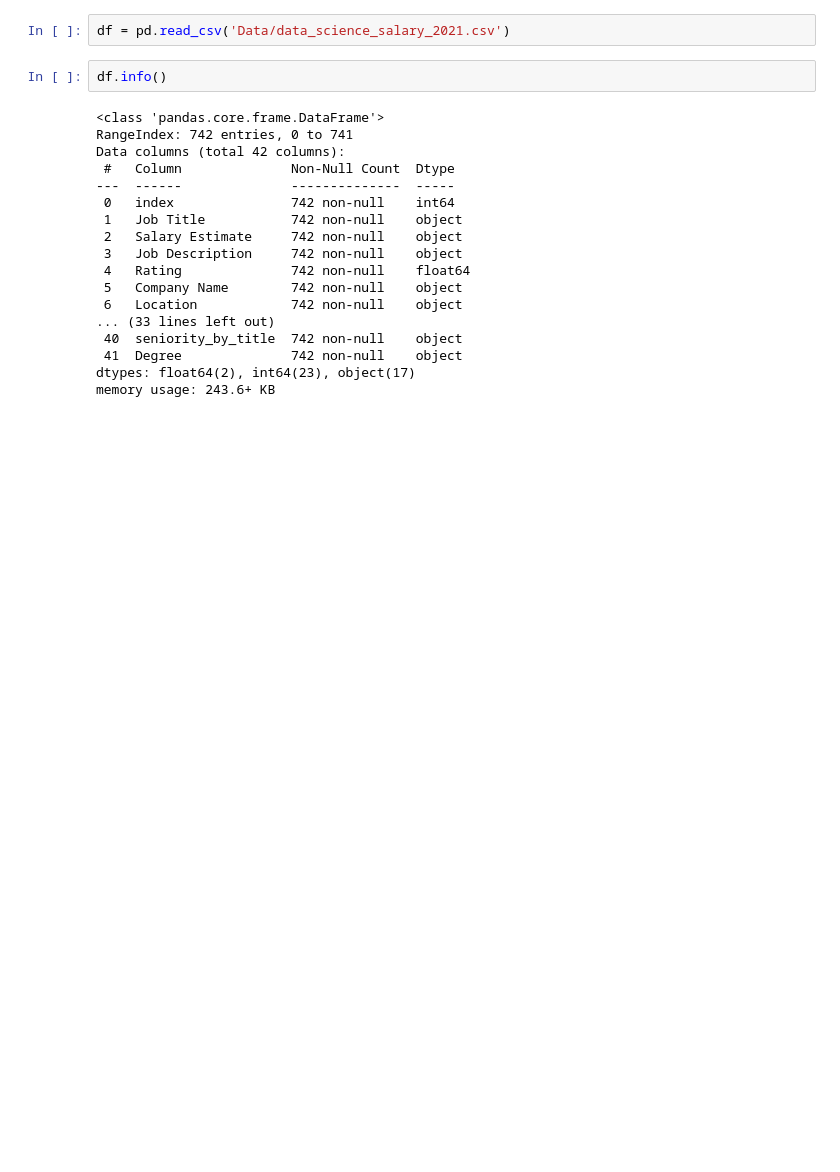
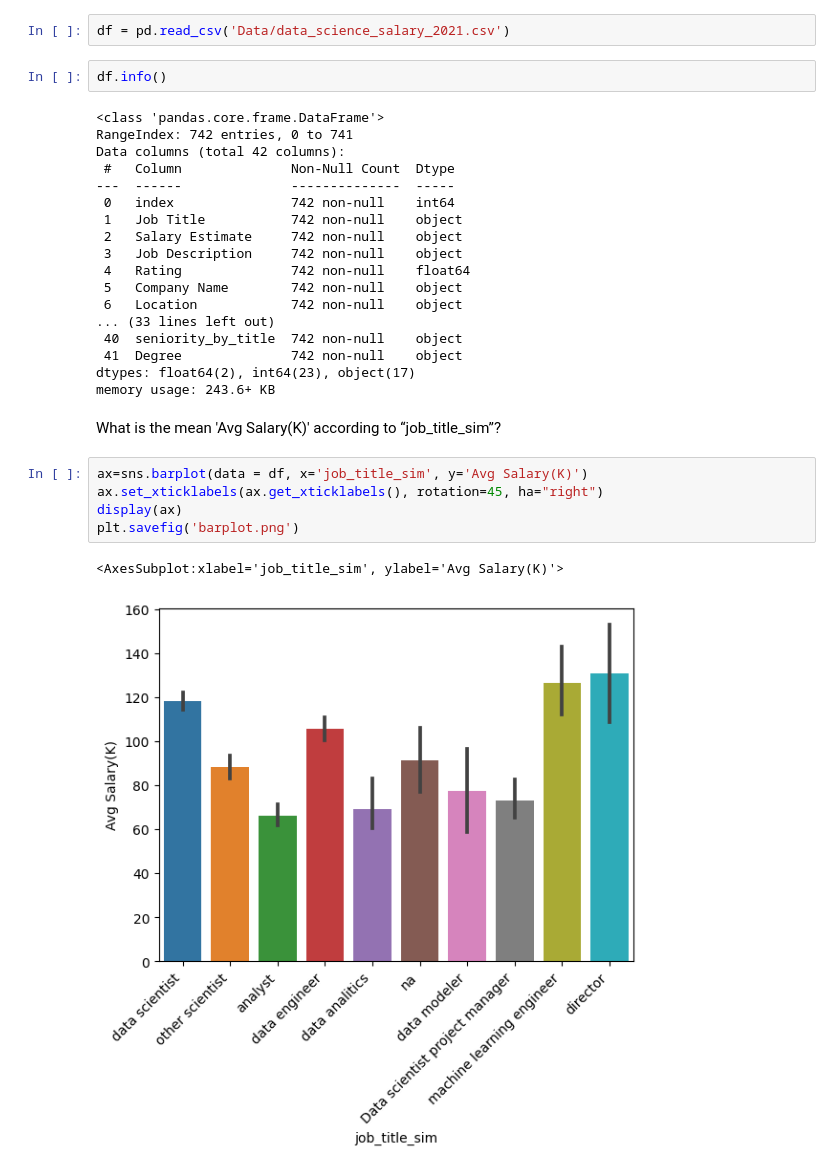
Before and after one commit to QianFu520/dataenrichment-local-workflow, a Jupyter notebook: Code Along.ipynb, the cells around one changed output. Saved outputs shown, nothing was run; the diff lists cells and outputs as text; blank space fills up the shorter version.

Commit message:
barplot added

```diff
--- a/Code Along.ipynb
+++ b/Code Along.ipynb
@@ -26,3 +26,13 @@ Data columns (total 42 columns):
  41  Degree              742 non-null    object
 dtypes: float64(2), int64(23), object(17)
 memory usage: 243.6+ KB
+# %% [markdown]
+What is the mean  'Avg Salary(K)' according to “job_title_sim”?
+# %%
+ax=sns.barplot(data = df, x='job_title_sim', y='Avg Salary(K)')
+ax.set_xticklabels(ax.get_xticklabels(), rotation=45, ha="right")
+display(ax)
+plt.savefig('barplot.png')
+# %% [output]
+<AxesSubplot:xlabel='job_title_sim', ylabel='Avg Salary(K)'>
+[figure, added]
```
Also changed, not shown: parts of 1 cell of this notebook, 2 other files.
